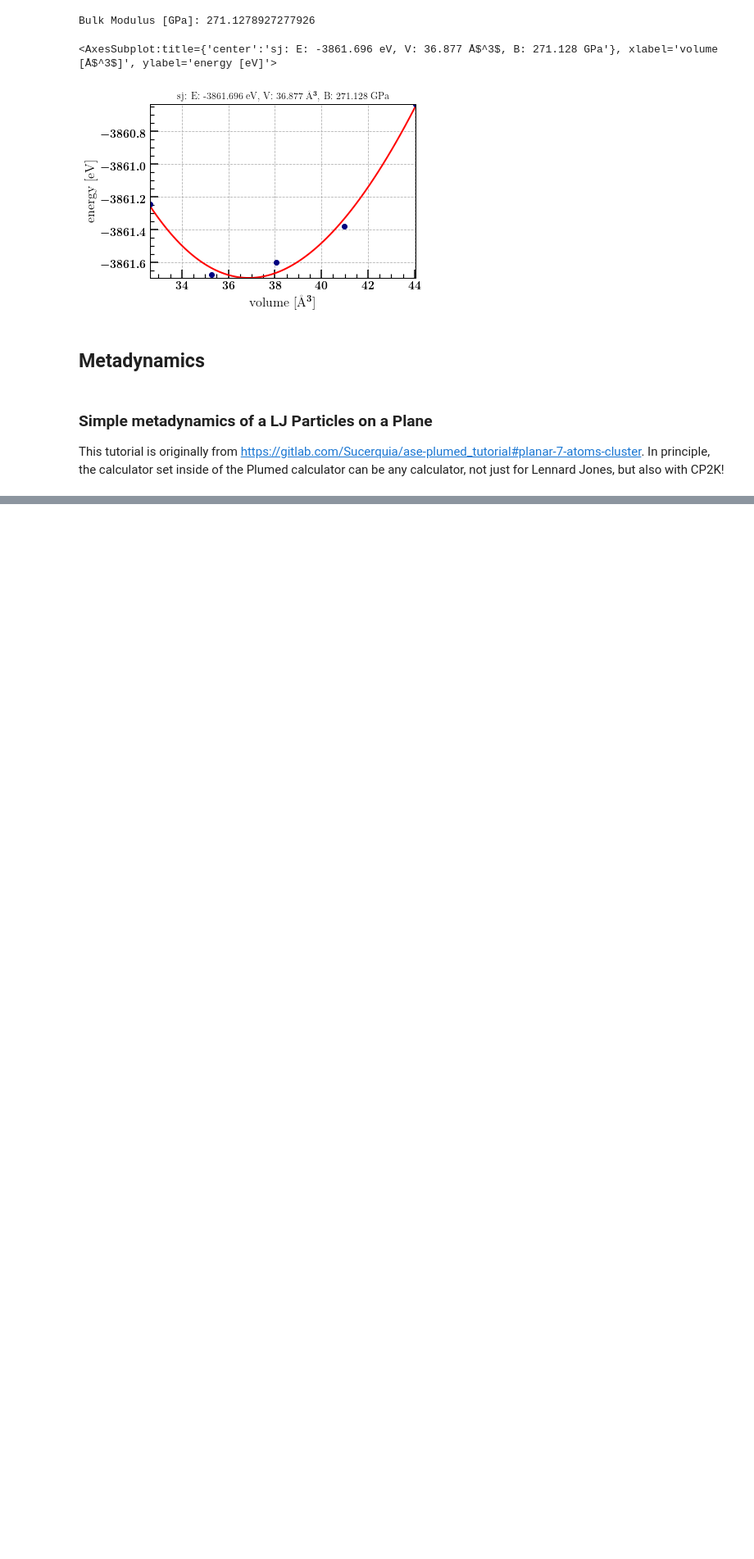
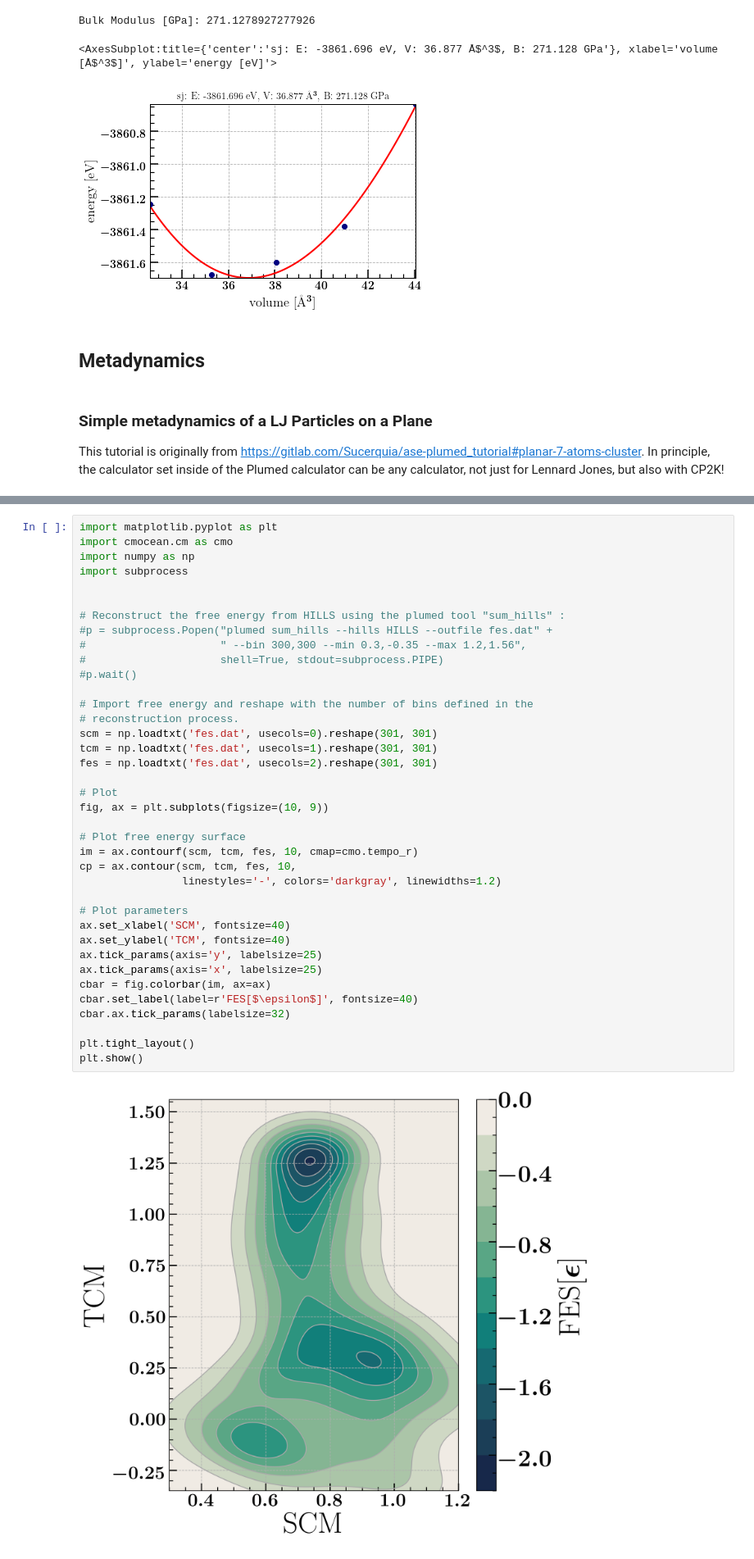
Before and after one commit to potus28/MSELProjects, a Jupyter notebook: Tutorial/ASE-CP2K.ipynb, the cells around one changed output, grey strips where cells are left out. Shown: that part at 82% size. Drawn from its saved outputs; the diff is of its cells as text; blank space fills up the shorter version.

```diff
--- a/Tutorial/ASE-CP2K.ipynb
+++ b/Tutorial/ASE-CP2K.ipynb
@@ -454,0 +661,40 @@ This tutorial is originally from https://gitlab.com/Sucerquia/ase-plumed_tutoria
+# %%
+import matplotlib.pyplot as plt
+import cmocean.cm as cmo
+import numpy as np
+import subprocess
+
+
+# Reconstruct the free energy from HILLS using the plumed tool "sum_hills" :
+#p = subprocess.Popen("plumed sum_hills --hills HILLS --outfile fes.dat" +
+#                     " --bin 300,300 --min 0.3,-0.35 --max 1.2,1.56",
+#                     shell=True, stdout=subprocess.PIPE)
+#p.wait()
+
+# Import free energy and reshape with the number of bins defined in the
+# reconstruction process.
+scm = np.loadtxt('fes.dat', usecols=0).reshape(301, 301)
+tcm = np.loadtxt('fes.dat', usecols=1).reshape(301, 301)
+fes = np.loadtxt('fes.dat', usecols=2).reshape(301, 301)
+
+# Plot
+fig, ax = plt.subplots(figsize=(10, 9))
+
+# Plot free energy surface
+im = ax.contourf(scm, tcm, fes, 10, cmap=cmo.tempo_r)
+cp = ax.contour(scm, tcm, fes, 10,
+                linestyles='-', colors='darkgray', linewidths=1.2)
+
+# Plot parameters
+ax.set_xlabel('SCM', fontsize=40)
+ax.set_ylabel('TCM', fontsize=40)
+ax.tick_params(axis='y', labelsize=25)
+ax.tick_params(axis='x', labelsize=25)
+cbar = fig.colorbar(im, ax=ax)
+cbar.set_label(label=r'FES[$\epsilon$]', fontsize=40)
+cbar.ax.tick_params(labelsize=32)
+
+plt.tight_layout()
+plt.show()
+# %% [output]
+[figure, added]
```
Also changed, not shown: parts of 4 cells of this notebook, 9 other files.
